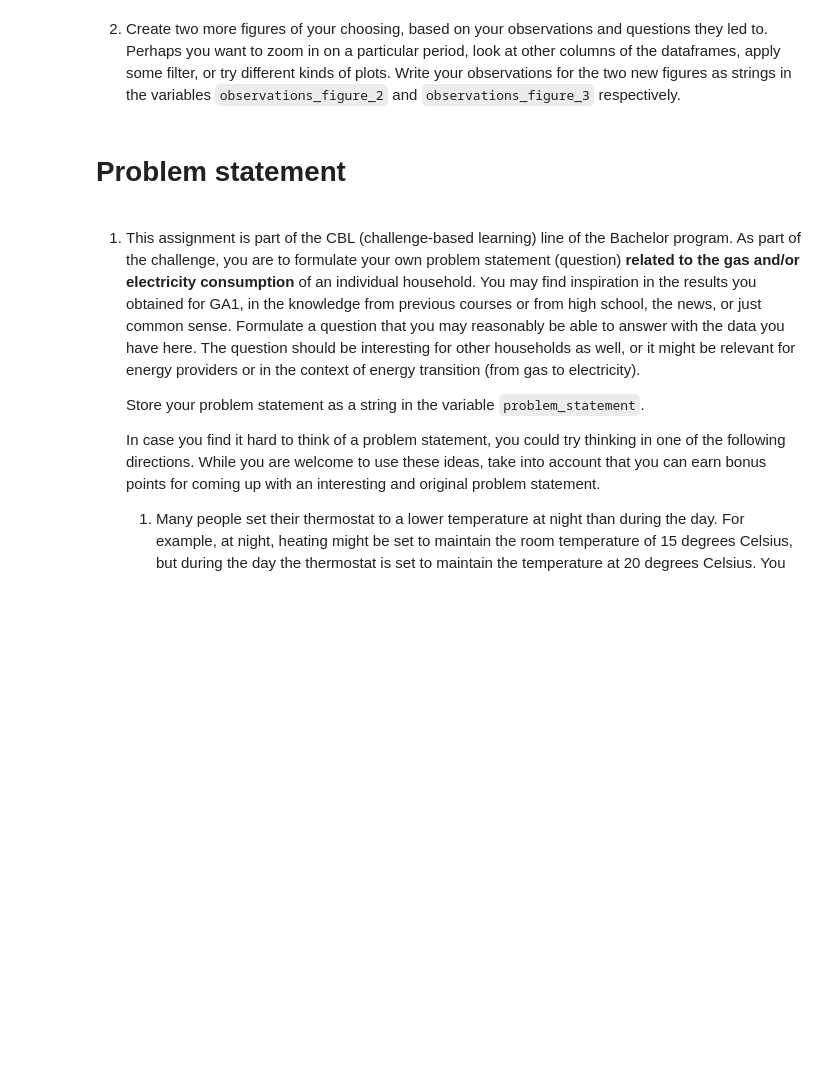
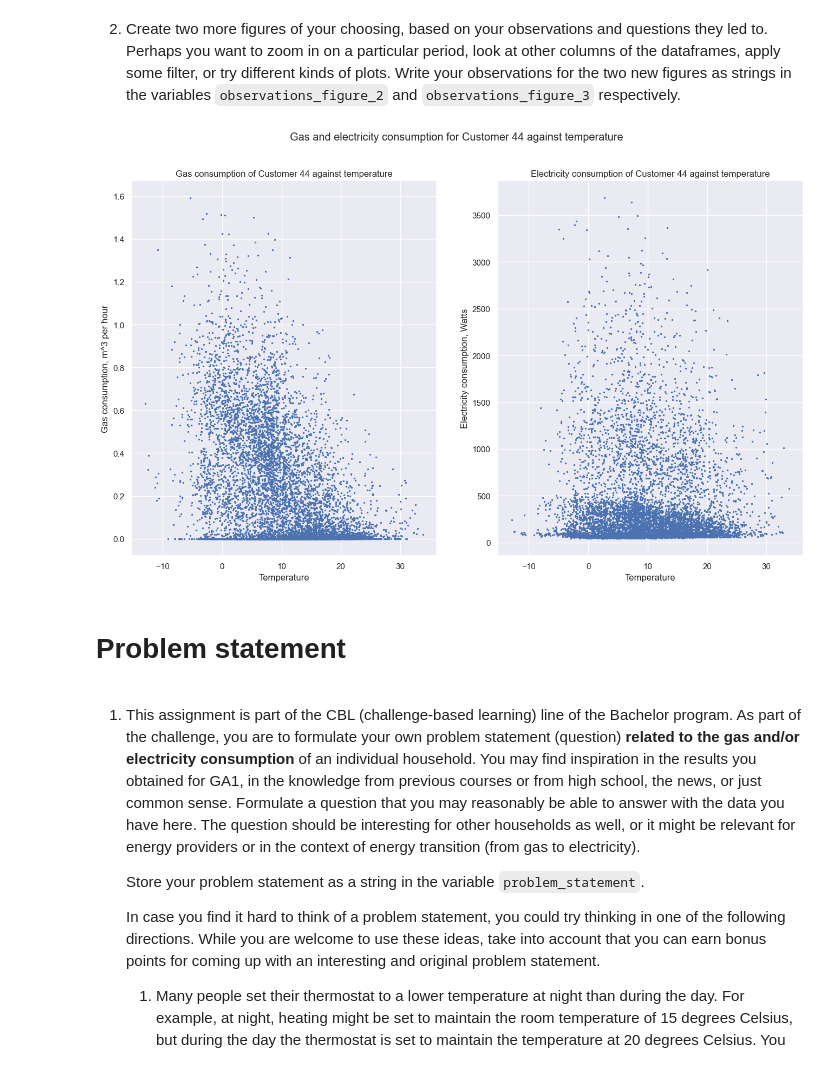
Before and after one commit to Modgen1/2IAB1, a Jupyter notebook: GA2/GA2-2076209.ipynb, the cells around one changed output. Saved outputs shown, nothing was run; the diff lists cells and outputs as text; code cells hidden in the pictures; blank space fills up the shorter version.

```diff
--- a/GA2/GA2-2076209.ipynb
+++ b/GA2/GA2-2076209.ipynb
@@ -1126,0 +1194,18 @@ Before writing a hypothesis, it is good to see what the data looks like. Therefo
+# %%
+#// BEGIN_TODO [More-figures] (3 points)
+
+fig, ax = plt.subplots(1, 2, sharex=True)
+
+df_household_2.plot(kind='scatter', x='temperature', y='gas', ax=ax[0], s=2)
+ax[0].set_xlabel('Temperature')
+ax[0].set_ylabel('Gas consumption, m^3 per hour')
+ax[0].set_title(f'Gas consumption of {household_2} against temperature')
+
+df_household_2.plot(kind='scatter', x='temperature', y='electricity', ax=ax[1], s=2)
+ax[1].set_xlabel('Temperature')
+ax[1].set_ylabel('Electricity consumption, Watts')
+ax[1].set_title(f'Electricity consumption of {household_2} against temperature')
+
+fig.suptitle(f'Gas and electricity consumption for {household_2} against temperature');
+# %% [output]
+[figure, added]
```
Also changed, not shown: parts of 13 cells of this notebook.
